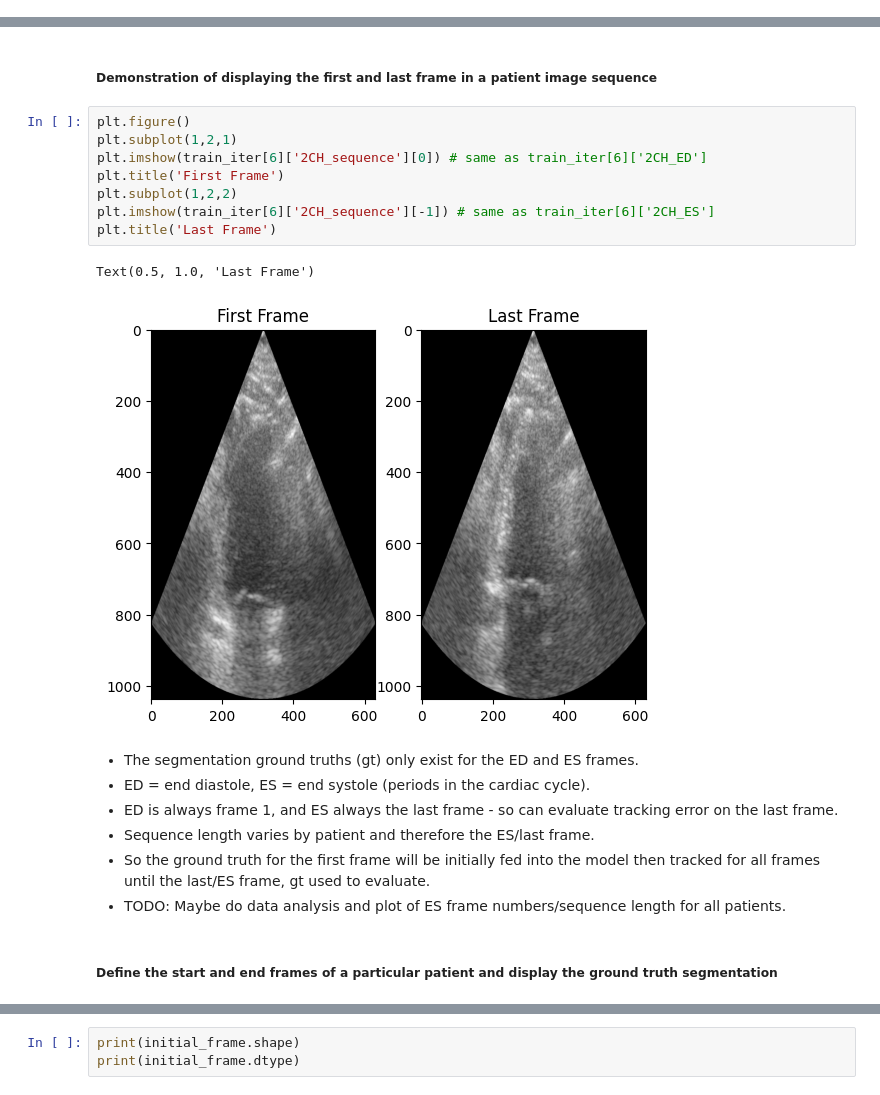
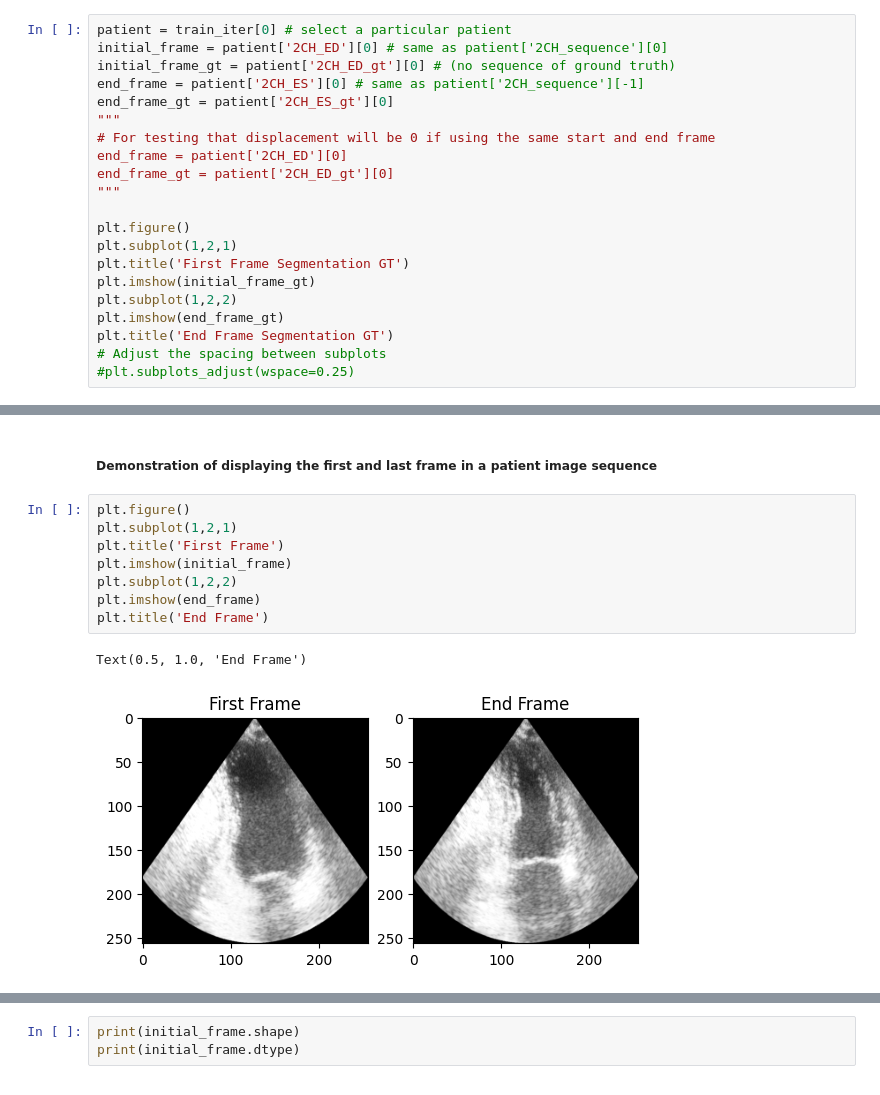
Before and after one commit to basilbatov/deep-learning-usgrt, a Jupyter notebook: data-preprocessing.ipynb, the cells around one changed output, grey strips where cells are left out. Cells and saved outputs as stored; diff of their text form.

```diff
--- a/data-preprocessing.ipynb
+++ b/data-preprocessing.ipynb
@@ -259,0 +268,21 @@ display_image(train_iter[6]['2CH_sequence'])
+# %%
+patient = train_iter[0] # select a particular patient
+initial_frame = patient['2CH_ED'][0] # same as patient['2CH_sequence'][0]
+initial_frame_gt = patient['2CH_ED_gt'][0] # (no sequence of ground truth)
+end_frame = patient['2CH_ES'][0] # same as patient['2CH_sequence'][-1]
+end_frame_gt = patient['2CH_ES_gt'][0]
+"""
+# For testing that displacement will be 0 if using the same start and end frame
+end_frame = patient['2CH_ED'][0]
+end_frame_gt = patient['2CH_ED_gt'][0]
+"""
+
+plt.figure()
+plt.subplot(1,2,1)
+plt.title('First Frame Segmentation GT')
+plt.imshow(initial_frame_gt)
+plt.subplot(1,2,2)
+plt.imshow(end_frame_gt)
+plt.title('End Frame Segmentation GT')
+# Adjust the spacing between subplots
+#plt.subplots_adjust(wspace=0.25)
@@ -262,20 +294,11 @@ display_image(train_iter[6]['2CH_sequence'])
 # %%
 plt.figure()
 plt.subplot(1,2,1)
-plt.imshow(train_iter[6]['2CH_sequence'][0]) # same as train_iter[6]['2CH_ED']
 plt.title('First Frame')
+plt.imshow(initial_frame)
 plt.subplot(1,2,2)
-plt.imshow(train_iter[6]['2CH_sequence'][-1]) # same as train_iter[6]['2CH_ES']
-plt.title('Last Frame')
+plt.imshow(end_frame)
+plt.title('End Frame')
 # %% [output]
-Text(0.5, 1.0, 'Last Frame')
+Text(0.5, 1.0, 'End Frame')
-[figure, old version]
+[figure, new version]
-# %% [markdown]
-- The segmentation ground truths (gt) only exist for the ED and ES frames.
-- ED = end diastole, ES = end systole (periods in the cardiac cycle).
-- ED is always frame 1, and ES always the last frame - so can evaluate tracking error on the last frame.
-- Sequence length varies by patient and therefore the ES/last frame.
-- So the ground truth for the first frame will be initially fed into the model then tracked for all frames until the last/ES frame, gt used to evaluate.
-- TODO: Maybe do data analysis and plot of ES frame numbers/sequence length for all patients.
-# %% [markdown]
-##### Define the start and end frames of a particular patient and display the ground truth segmentation
```
Also changed, not shown: parts of 22 cells of this notebook.
